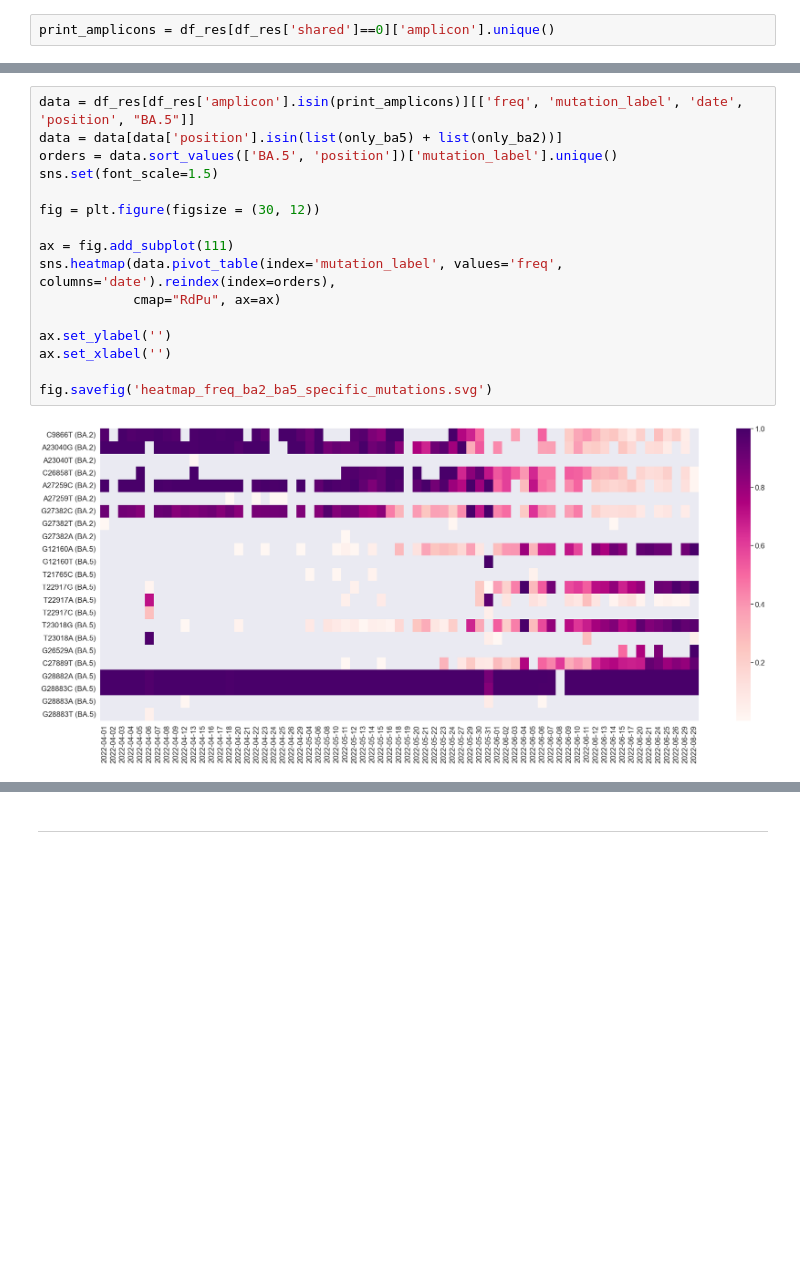
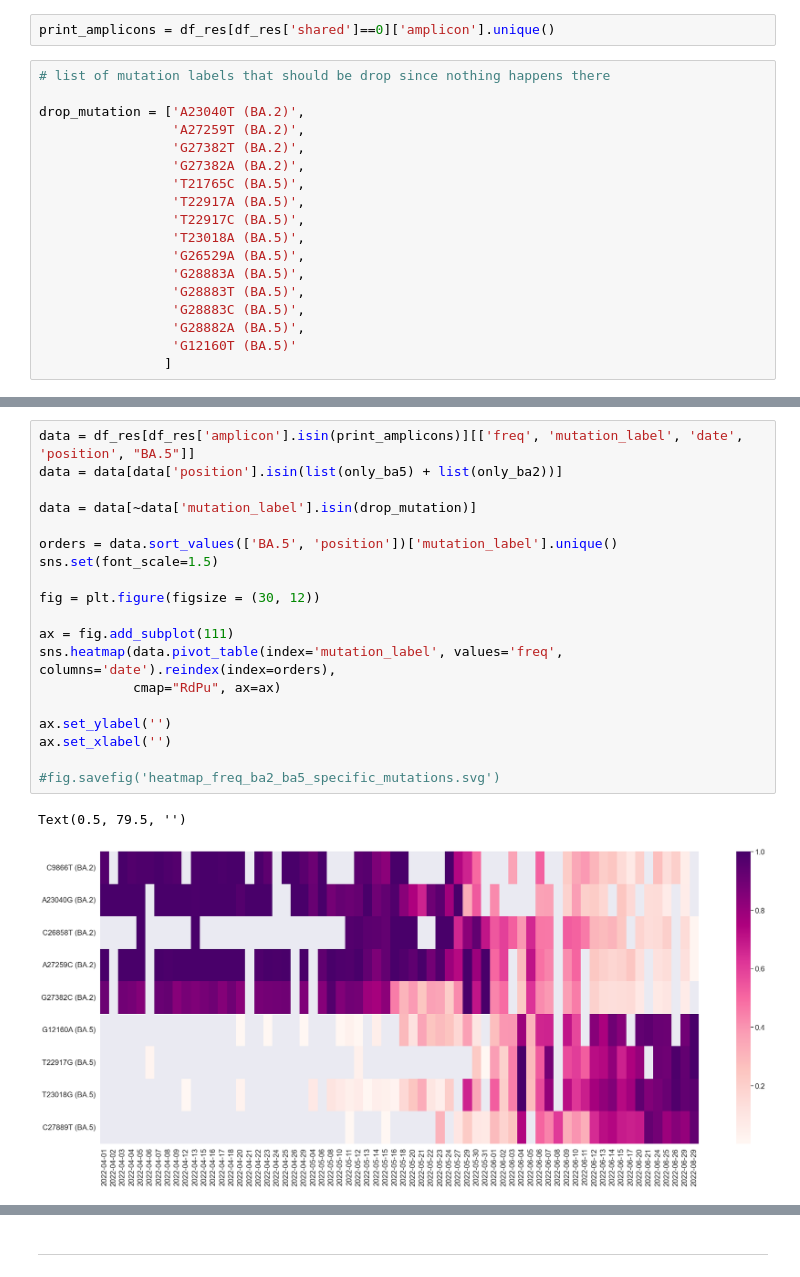
Before and after one commit to cbg-ethz/SARS-CoV-2-wastewater-sample-processing-VILOCA, a Jupyter notebook: resources/setup_emergence_new_variant/workflow/notebooks/rise_of_ba.5.ipynb, the cells around one changed output, grey strips where cells are left out. Cells and saved outputs as stored; diff of their text form; blank space fills up the shorter version.

Commit message:
reduce mutation of interest where noting is happening in the data

```diff
--- a/resources/setup_emergence_new_variant/workflow/notebooks/rise_of_ba.5.ipynb
+++ b/resources/setup_emergence_new_variant/workflow/notebooks/rise_of_ba.5.ipynb
@@ -252,3 +252,21 @@ array(['SARS-CoV-2_INSERT_33', 'SARS-CoV-2_INSERT_77',
        'SARS-CoV-2_INSERT_88', 'SARS-CoV-2_INSERT_72'], dtype=object)
 # %%
 print_amplicons = df_res[df_res['shared']==0]['amplicon'].unique()
+# %%
+# list of mutation labels that should be drop since nothing happens there
+
+drop_mutation = ['A23040T (BA.2)',
+                 'A27259T (BA.2)',
+                 'G27382T (BA.2)',
+                 'G27382A (BA.2)',
+                 'T21765C (BA.5)',
+                 'T22917A (BA.5)',
+                 'T22917C (BA.5)',
+                 'T23018A (BA.5)',
+                 'G26529A (BA.5)',
+                 'G28883A (BA.5)',
+                 'G28883T (BA.5)',
+                 'G28883C (BA.5)',
+                 'G28882A (BA.5)',
+                 'G12160T (BA.5)'
+                ]
@@ -255,18 +280,22 @@ print_amplicons = df_res[df_res['shared']==0]['amplicon'].unique()
 # %%
 data = df_res[df_res['amplicon'].isin(print_amplicons)][['freq', 'mutation_label', 'date', 'position', "BA.5"]]
 data = data[data['position'].isin(list(only_ba5) + list(only_ba2))]
+
+data = data[~data['mutation_label'].isin(drop_mutation)]
+
 orders = data.sort_values(['BA.5', 'position'])['mutation_label'].unique()
 sns.set(font_scale=1.5)
 
 fig = plt.figure(figsize = (30, 12))
 
 ax = fig.add_subplot(111)
 sns.heatmap(data.pivot_table(index='mutation_label', values='freq', columns='date').reindex(index=orders),
             cmap="RdPu", ax=ax)
 
 ax.set_ylabel('')
 ax.set_xlabel('')
 
-fig.savefig('heatmap_freq_ba2_ba5_specific_mutations.svg')
+#fig.savefig('heatmap_freq_ba2_ba5_specific_mutations.svg')
 # %% [output]
+Text(0.5, 79.5, '')
-[figure, old version]
+[figure, new version]
```
Also changed, not shown: parts of 3 cells of this notebook, 1 other file.
